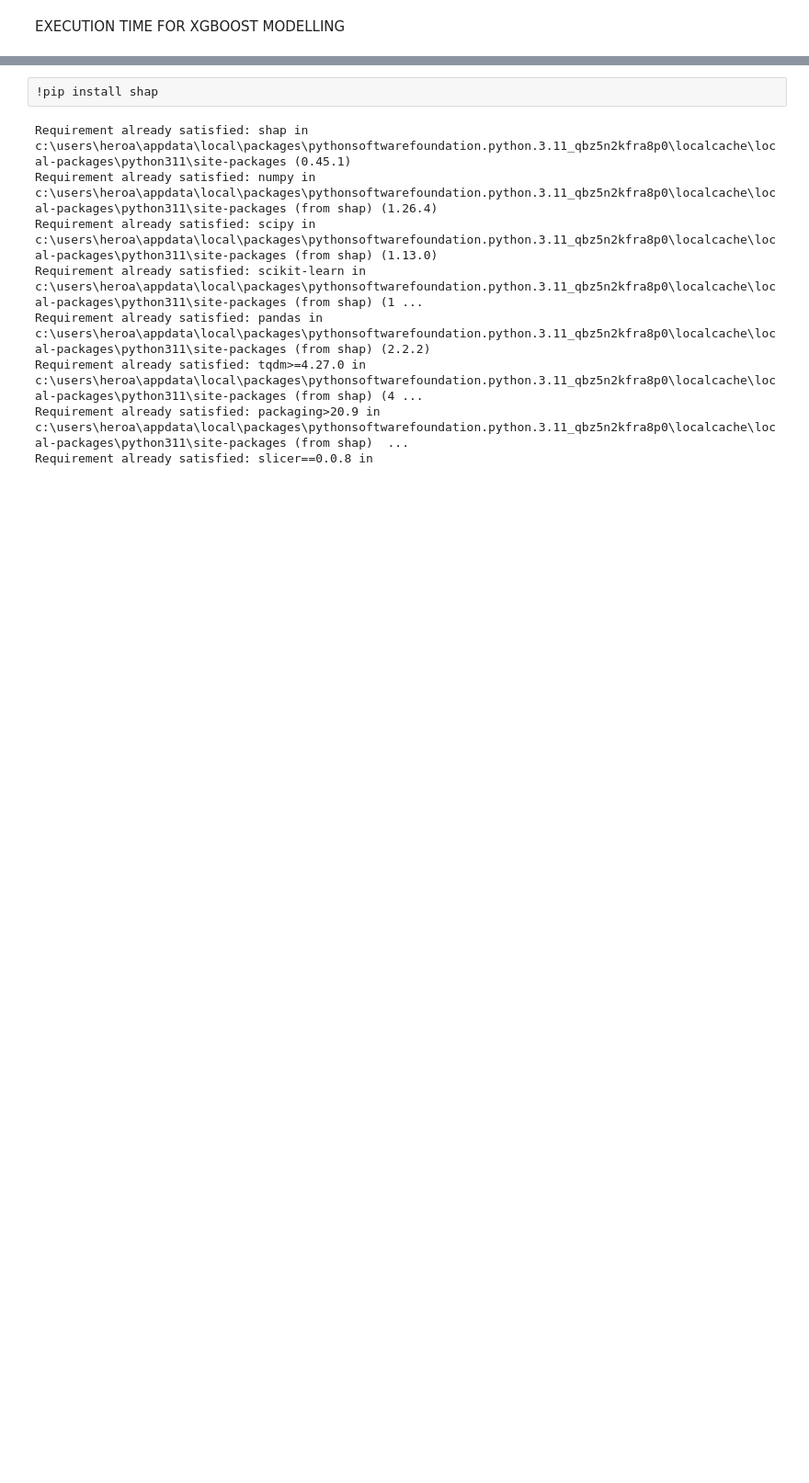
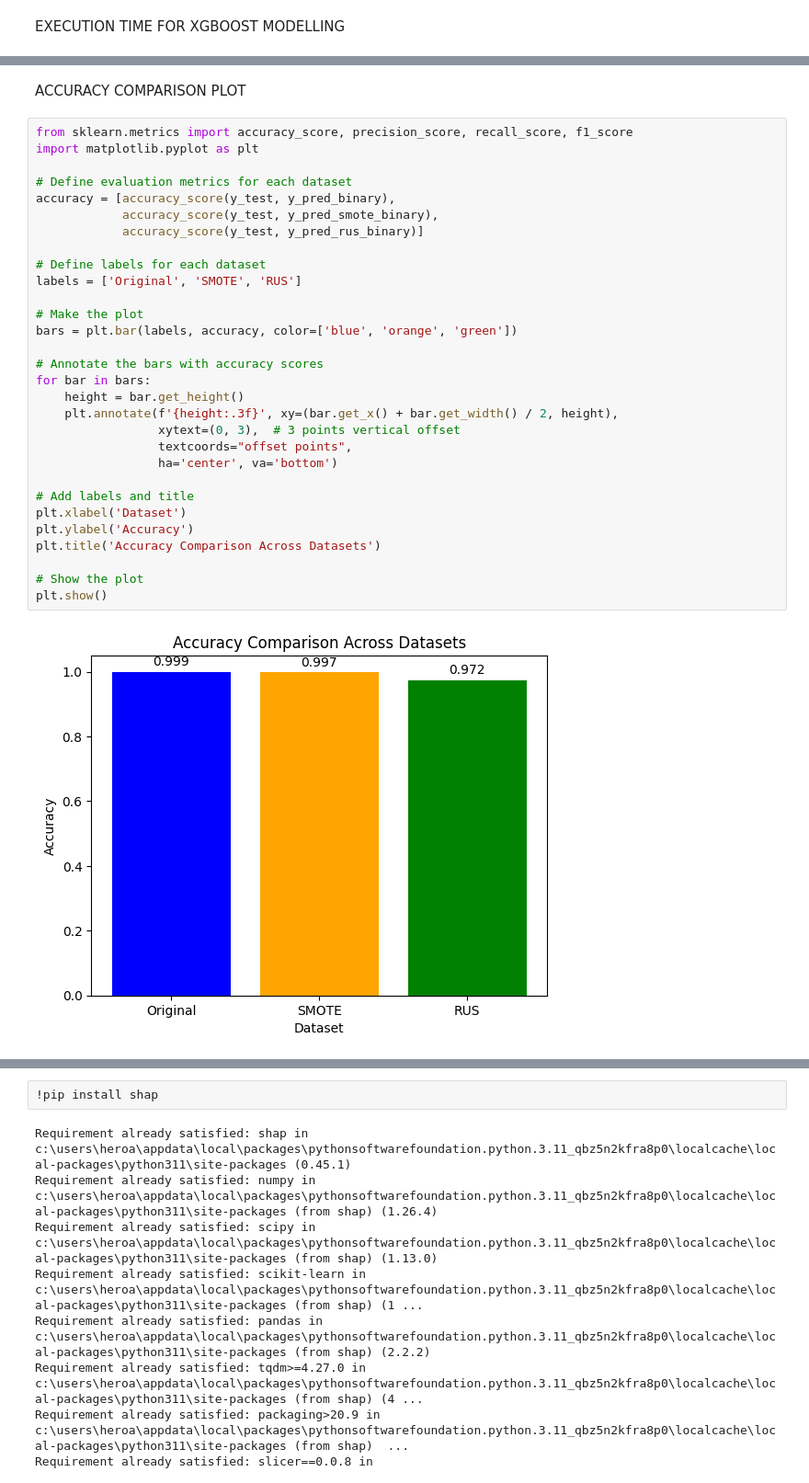
Before and after one commit to hanimsofiah/CreditCardFraudDetection, a Jupyter notebook: development/xgboost/XGBOOST_SHAP.ipynb, the cells around one changed output, grey strips where cells are left out. Shown at 92% size. Cells and saved outputs as stored; diff of their text form; blank space fills up the shorter version.

```diff
--- a/development/xgboost/XGBOOST_SHAP.ipynb
+++ b/development/xgboost/XGBOOST_SHAP.ipynb
@@ -594,0 +568,34 @@ Execution Time: 4.157965421676636 seconds
+# %% [markdown]
+ACCURACY COMPARISON PLOT
+# %%
+from sklearn.metrics import accuracy_score, precision_score, recall_score, f1_score
+import matplotlib.pyplot as plt
+
+# Define evaluation metrics for each dataset
+accuracy = [accuracy_score(y_test, y_pred_binary),
+            accuracy_score(y_test, y_pred_smote_binary),
+            accuracy_score(y_test, y_pred_rus_binary)]
+
+# Define labels for each dataset
+labels = ['Original', 'SMOTE', 'RUS']
+
+# Make the plot
+bars = plt.bar(labels, accuracy, color=['blue', 'orange', 'green'])
+
+# Annotate the bars with accuracy scores
+for bar in bars:
+    height = bar.get_height()
+    plt.annotate(f'{height:.3f}', xy=(bar.get_x() + bar.get_width() / 2, height),
+                 xytext=(0, 3),  # 3 points vertical offset
+                 textcoords="offset points",
+                 ha='center', va='bottom')
+
+# Add labels and title
+plt.xlabel('Dataset')
+plt.ylabel('Accuracy')
+plt.title('Accuracy Comparison Across Datasets')
+
+# Show the plot
+plt.show()
+# %% [output]
+[figure, added]
```
Also changed, not shown: parts of 19 cells of this notebook.
